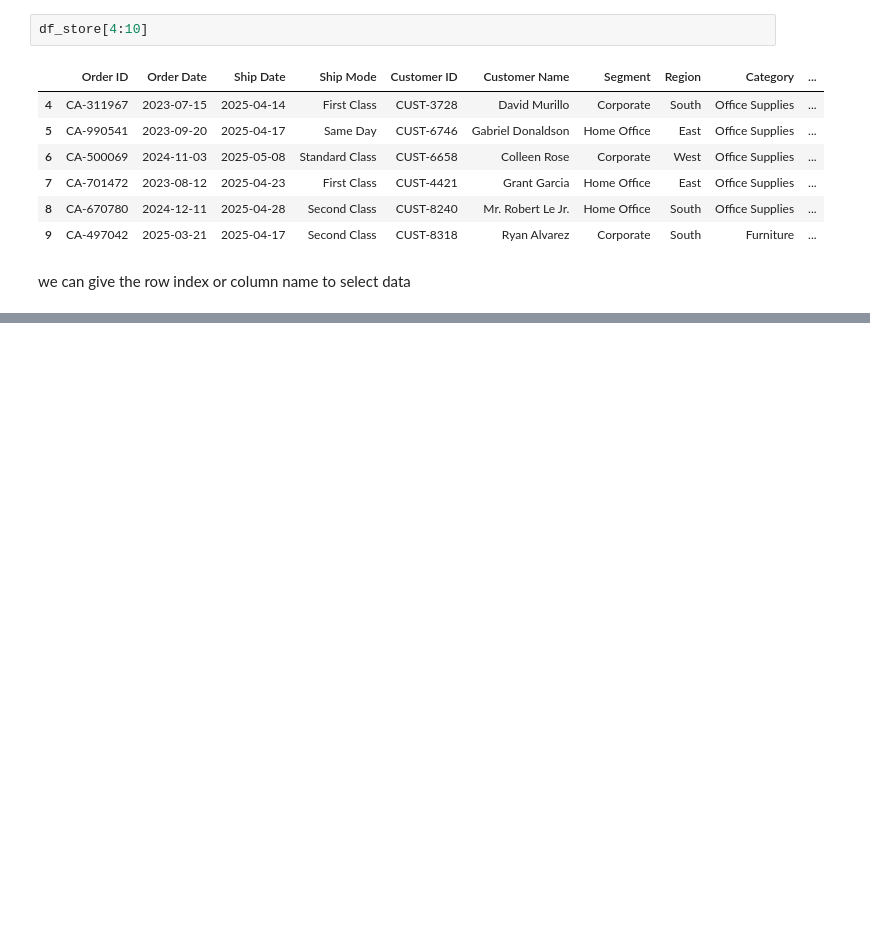
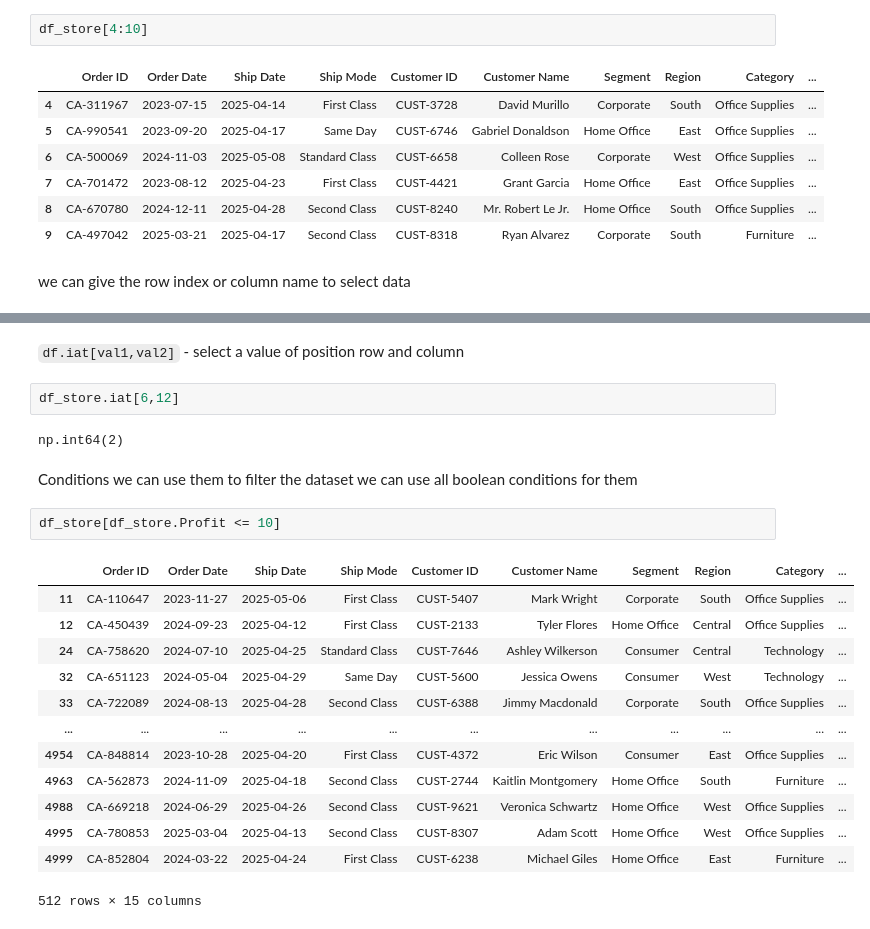
Before and after one commit to mithra-tejvarma/p-plan-2026, a Jupyter notebook: data-analysis-python/notebooks/pandas_practice_02.ipynb, the cells around one changed output, grey strips where cells are left out. Drawn from its saved outputs; the diff is of its cells as text; blank space fills up the shorter version.

```diff
--- a/data-analysis-python/notebooks/pandas_practice_02.ipynb
+++ b/data-analysis-python/notebooks/pandas_practice_02.ipynb
@@ -46,0 +248,25 @@ KeyError: 'City'
+# %% [markdown]
+`df.iat[val1,val2]` - select a value of position row and column
+# %%
+df_store.iat[6,12]
+# %% [output]
+np.int64(2)
+# %% [markdown]
+Conditions we can use them to filter the dataset
+we can use all boolean conditions for them
+# %%
+df_store[df_store.Profit <= 10]
+# %% [output]
+|  | Order ID | Order Date | Ship Date | Ship Mode | Customer ID | Customer Name | Segment | Region | Category | ... |
+| 11 | CA-110647 | 2023-11-27 | 2025-05-06 | First Class | CUST-5407 | Mark Wright | Corporate | South | Office Supplies | ... |
+| 12 | CA-450439 | 2024-09-23 | 2025-04-12 | First Class | CUST-2133 | Tyler Flores | Home Office | Central | Office Supplies | ... |
+| 24 | CA-758620 | 2024-07-10 | 2025-04-25 | Standard Class | CUST-7646 | Ashley Wilkerson | Consumer | Central | Technology | ... |
+| 32 | CA-651123 | 2024-05-04 | 2025-04-29 | Same Day | CUST-5600 | Jessica Owens | Consumer | West | Technology | ... |
+| 33 | CA-722089 | 2024-08-13 | 2025-04-28 | Second Class | CUST-6388 | Jimmy Macdonald | Corporate | South | Office Supplies | ... |
+| ... | ... | ... | ... | ... | ... | ... | ... | ... | ... | ... |
+| 4954 | CA-848814 | 2023-10-28 | 2025-04-20 | First Class | CUST-4372 | Eric Wilson | Consumer | East | Office Supplies | ... |
+| 4963 | CA-562873 | 2024-11-09 | 2025-04-18 | Second Class | CUST-2744 | Kaitlin Montgomery | Home Office | South | Furniture | ... |
+| 4988 | CA-669218 | 2024-06-29 | 2025-04-26 | Second Class | CUST-9621 | Veronica Schwartz | Home Office | West | Office Supplies | ... |
+| 4995 | CA-780853 | 2025-03-04 | 2025-04-13 | Second Class | CUST-8307 | Adam Scott | Home Office | West | Office Supplies | ... |
+| 4999 | CA-852804 | 2024-03-22 | 2025-04-24 | First Class | CUST-6238 | Michael Giles | Home Office | East | Furniture | ... |
+512 rows × 15 columns
```
Also changed, not shown: parts of 24 cells of this notebook.
